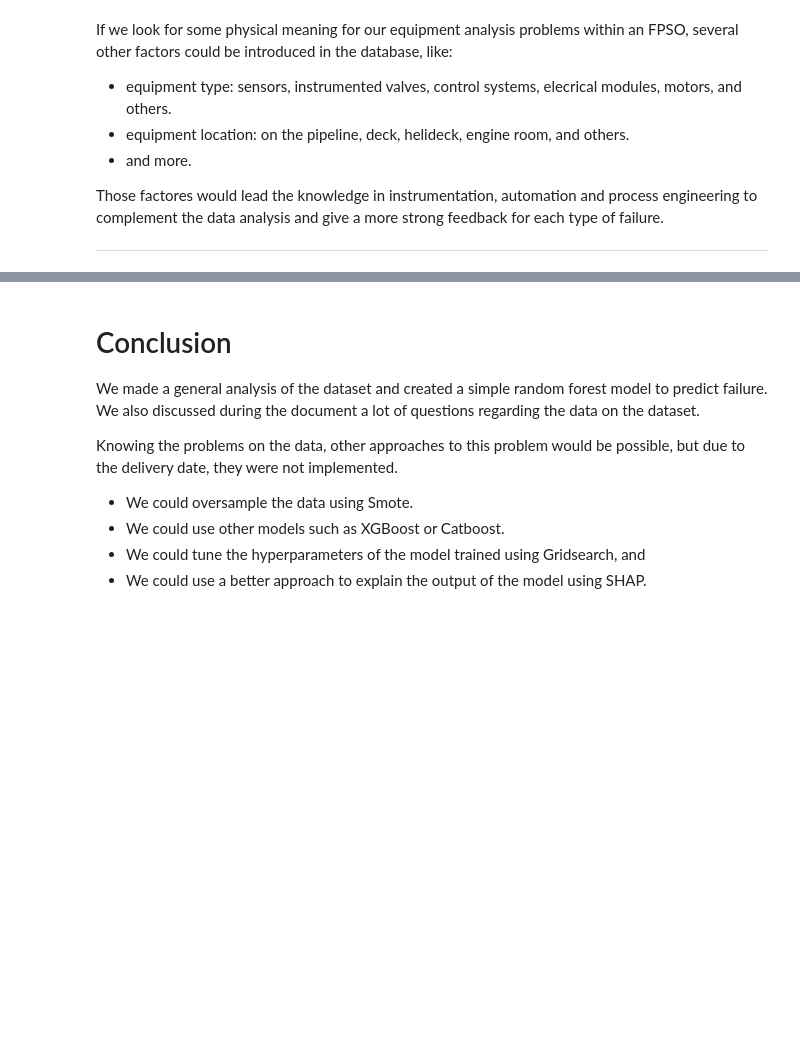
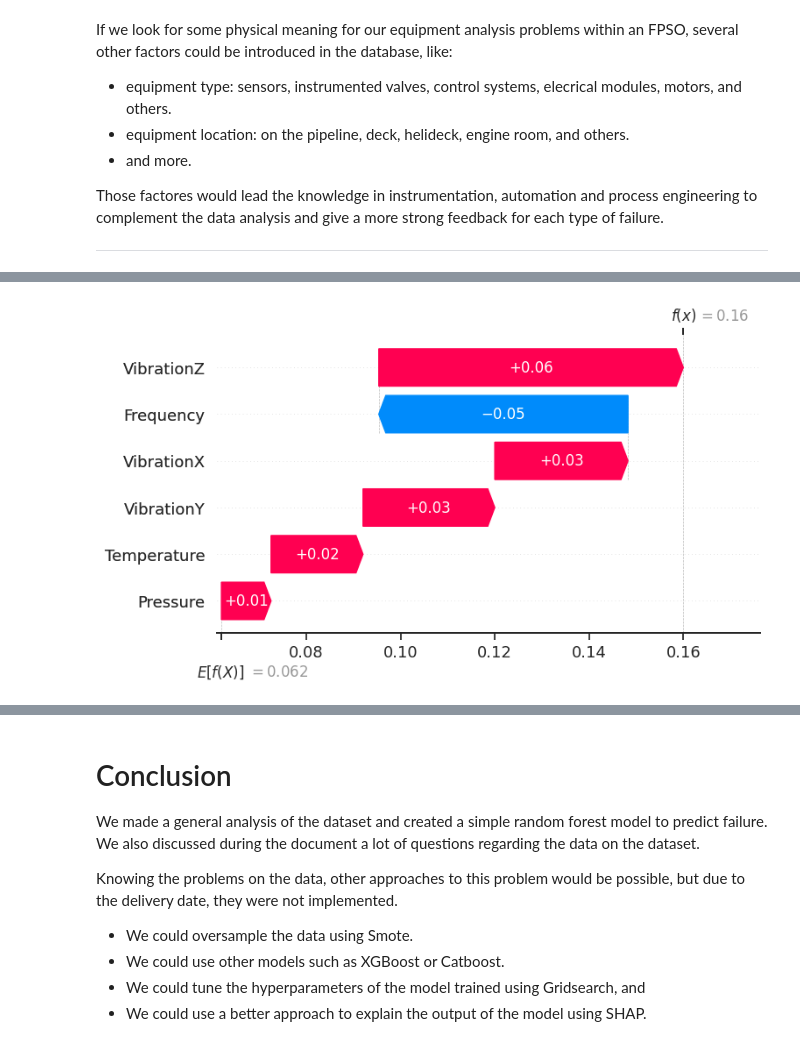
Before and after one commit to gabrivoy/equipmentfailure-analysis, a Jupyter notebook: finalreport.ipynb, the cells around one changed output, grey strips where cells are left out. Drawn from its saved outputs; the diff is of its cells as text; code cells hidden in the pictures; blank space fills up the shorter version.

```diff
--- a/finalreport.ipynb
+++ b/finalreport.ipynb
@@ -907,0 +1151,6 @@ Those factores would lead the knowledge in instrumentation, automation and proce
+# %%
+columns = ['Temperature', 'Pressure', 'VibrationX', 'VibrationY', 'VibrationZ', 'Frequency']
+for col, vShap in zip(columns, shap_values_train[1][3]):
+    print('###################', col)
+    print('Valor SHAP associado:',100*vShap.round(2))
+    print('Valor SHAP associado:',100*(100*vShap.round(2)/50).round(2),'%')
@@ -907,0 +1184,5 @@ Those factores would lead the knowledge in instrumentation, automation and proce
+# %%
+expected_value = explainer.expected_value
+shap.plots._waterfall.waterfall_legacy(expected_value=expected_value[1], shap_values=shap_values_train[1][3].reshape(-1), feature_names=columns, show=True)
+# %% [output]
+[figure, added]
```
Also changed, not shown: parts of 40 cells of this notebook.
